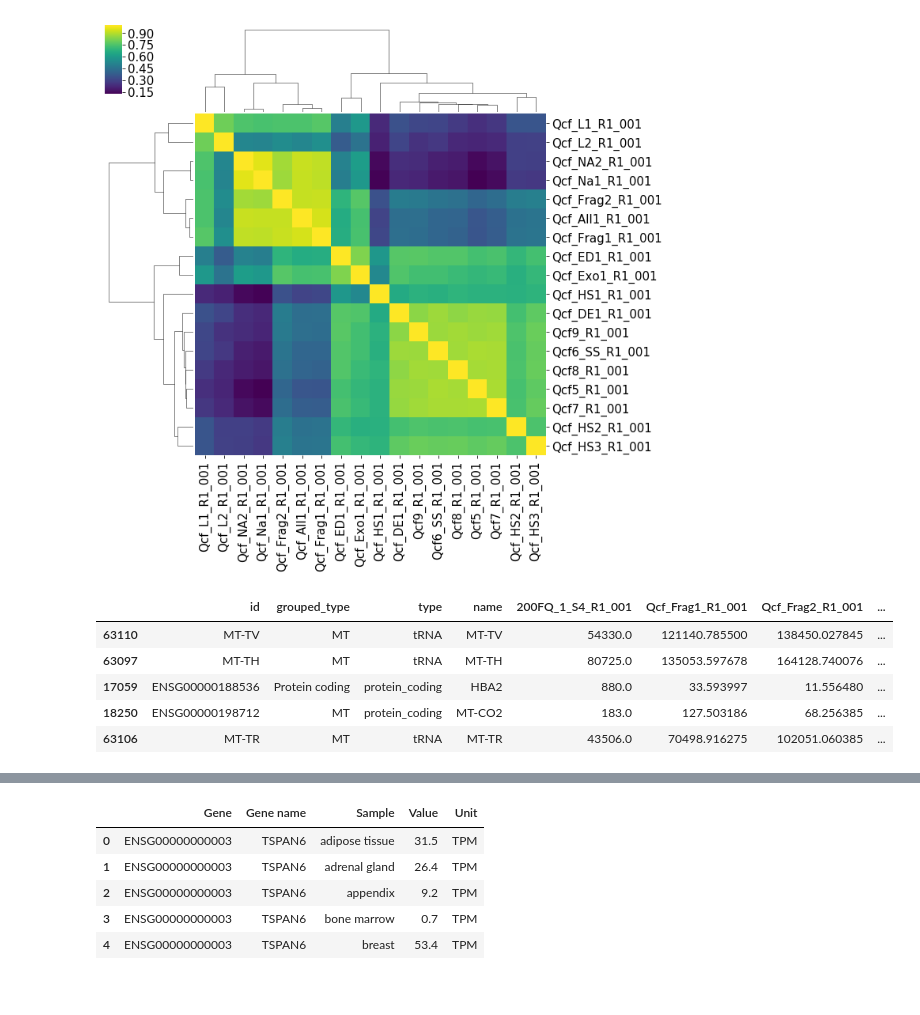
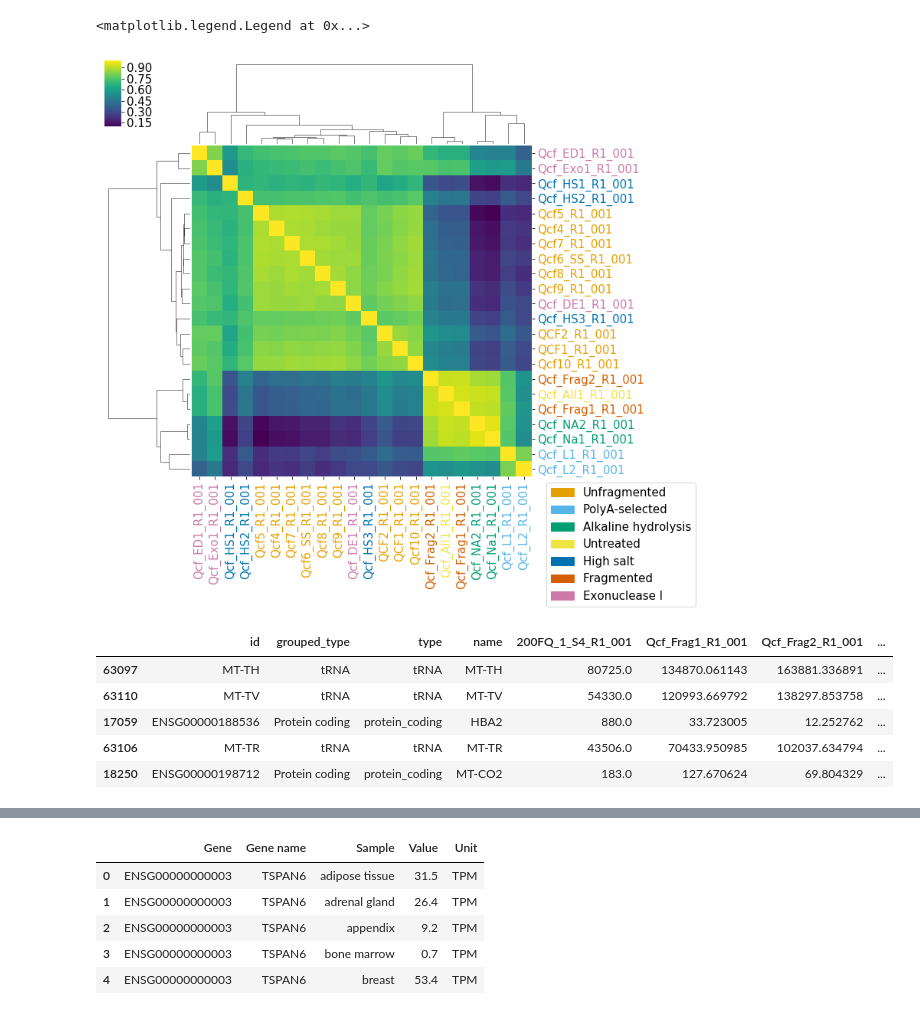
Before and after one commit to wckdouglas/cfNA, a Jupyter notebook: plots/count_explorer.ipynb, the cells around one changed output, grey strips where cells are left out. Cells and saved outputs as stored; diff of their text form; code cells hidden in the pictures.

```diff
--- a/plots/count_explorer.ipynb
+++ b/plots/count_explorer.ipynb
@@ -33,8 +34,10 @@ colors.append('black')
 # %%
 project_path = '/stor/work/Lambowitz/cdw2854/cell_Free_nucleotides/tgirt_map'
 count_file = project_path + '/Counts/combined_gene_count.tsv'
+#    .assign(grouped_type = lambda d: np.where(d.name.str.startswith('MT-'), 'MT', d.grouped_type))\
+
+
 count_df = pd.read_table(count_file) \
-    .assign(grouped_type = lambda d: np.where(d.name.str.startswith('MT-'), 'MT', d.grouped_type))\
     .assign(grouped_type = lambda d: np.where(d.grouped_type == "rDNA", 'rRNA', d.grouped_type))
 count_df.head()
 # %% [output]
@@ -54,7 +57,7 @@ def percentage_columns(d):
 fig = plt.figure(figsize = (10,5))
 ax = fig.add_subplot(111)
 bar_df = count_df.drop(['id','type','name'], axis=1)\
-    .filter(regex = 'grouped|Qcf')\
+    .filter(regex = 'grouped|Q[cC][fF]')\
     .groupby('grouped_type')\
     .sum() \
     .pipe(percentage_columns)\
@@ -140,16 +122,31 @@ count_df\
 # %%
-cor_df = np.log(count_df.filter(regex = 'Qcf|QCF').iloc[:, 4:]+1).corr()
+cor_df = np.log(count_df.filter(regex = 'Qcf|QCF')+1).corr()
 p = sns.clustermap(cor_df, cmap = 'viridis')
 ax = p.ax_heatmap
 xt = ax.set_xticks(range(cor_df.shape[0]))
 yt = ax.set_yticks(range(cor_df.shape[1]))
 xt = ax.set_xticklabels(cor_df.columns[p.dendrogram_col.reordered_ind])
 yt = ax.set_yticklabels(cor_df.index[p.dendrogram_row.reordered_ind])
 
 yt = ax.set_yticks(np.arange(cor_df.shape[1])+0.5)
 xt = ax.set_xticks(np.arange(cor_df.shape[0])+0.5)
+
+ce = color_encoder()
+ce.fit(cor_df.columns.map(label_sample),
+                 okabeito_palette())
+for xt in ax.get_xmajorticklabels():
+    color = ce.encoder[label_sample(xt.get_text())]
+    xt.set_color(color)
+
+for yt in ax.get_ymajorticklabels():
+    color = ce.encoder[label_sample(yt.get_text())]
+    yt.set_color(color)
+
+pat = [mpatches.Patch(color=col, label=lab) for lab, col in ce.encoder.items()]
+ax.legend(handles=pat, bbox_to_anchor = (1.5,0.), fontsize=15)
 # %% [output]
+<matplotlib.legend.Legend at 0x...>
-[figure, old version]
+[figure, new version]
 # %%
 def count_to_tpm(count, length):
     rate = count/length
@@ -169,8 +166,8 @@ for col in tpm_df.columns:
 tpm_df.sort_values('Qcf_L1_R1_001', ascending=False).head()
 # %% [output]
 |  | id | grouped_type | type | name | 200FQ_1_S4_R1_001 | Qcf_Frag1_R1_001 | Qcf_Frag2_R1_001 | ... |
-| 63110 | MT-TV | MT | tRNA | MT-TV | 54330.0 | 121140.785500 | 138450.027845 | ... |
-| 63097 | MT-TH | MT | tRNA | MT-TH | 80725.0 | 135053.597678 | 164128.740076 | ... |
-| 17059 | ENSG00000188536 | Protein coding | protein_coding | HBA2 | 880.0 | 33.593997 | 11.556480 | ... |
-| 18250 | ENSG00000198712 | MT | protein_coding | MT-CO2 | 183.0 | 127.503186 | 68.256385 | ... |
-| 63106 | MT-TR | MT | tRNA | MT-TR | 43506.0 | 70498.916275 | 102051.060385 | ... |
+| 63097 | MT-TH | tRNA | tRNA | MT-TH | 80725.0 | 134870.061143 | 163881.336891 | ... |
+| 63110 | MT-TV | tRNA | tRNA | MT-TV | 54330.0 | 120993.669792 | 138297.853758 | ... |
+| 17059 | ENSG00000188536 | Protein coding | protein_coding | HBA2 | 880.0 | 33.723005 | 12.252762 | ... |
+| 63106 | MT-TR | tRNA | tRNA | MT-TR | 43506.0 | 70433.950985 | 102037.634794 | ... |
+| 18250 | ENSG00000198712 | Protein coding | protein_coding | MT-CO2 | 183.0 | 127.670624 | 69.804329 | ... |
```
Also changed, not shown: parts of 35 cells of this notebook, 8 other files.
